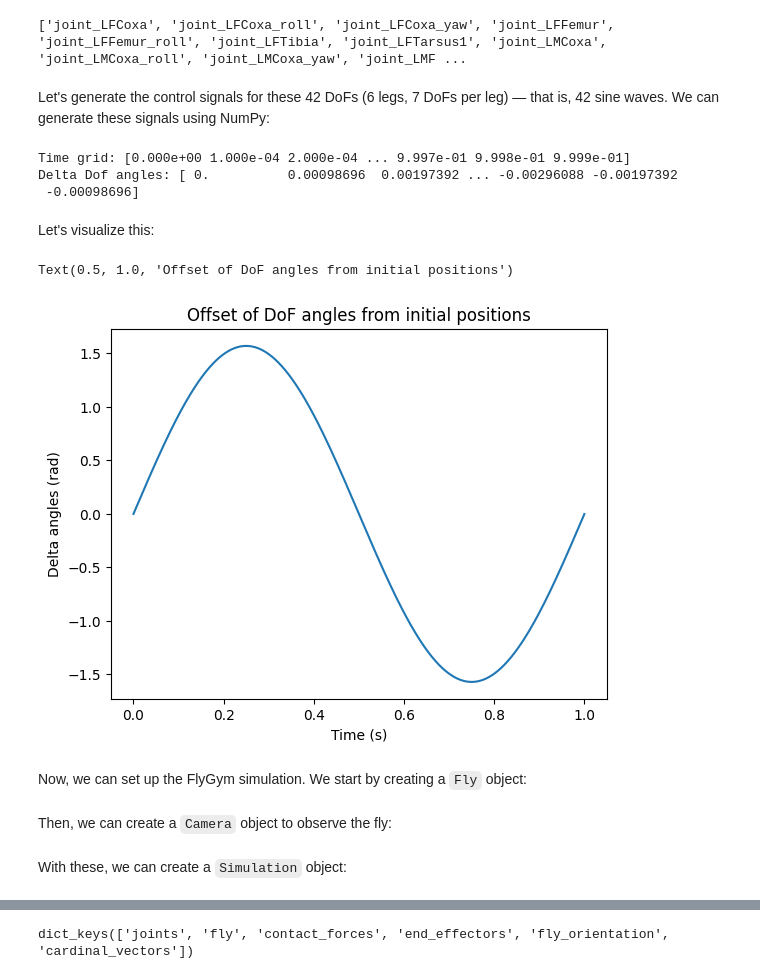
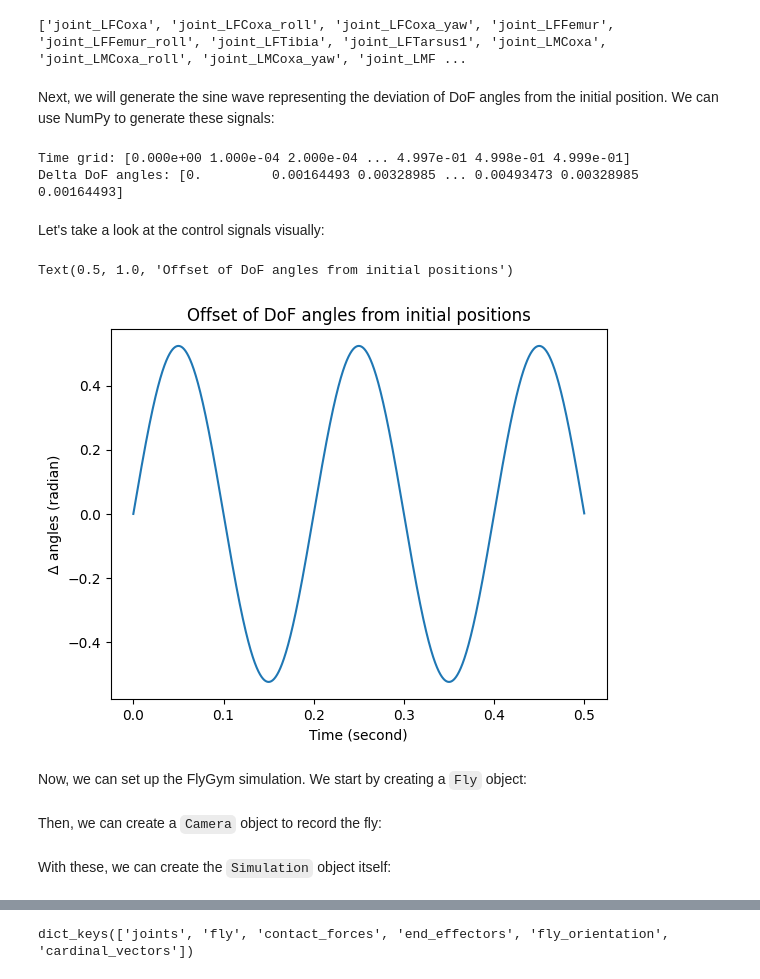
Before and after one commit to NeLy-EPFL/neuromechfly-workshop, a Jupyter notebook: getting_started.ipynb, the cells around one changed output, grey strips where cells are left out. Drawn from its saved outputs; the diff is of its cells as text; code cells hidden in the pictures.

```diff
--- a/getting_started.ipynb
+++ b/getting_started.ipynb
@@ -95,15 +105,15 @@ from flygym.preprogrammed import all_leg_dofs
 print(all_leg_dofs)
 # %% [output]
 ['joint_LFCoxa', 'joint_LFCoxa_roll', 'joint_LFCoxa_yaw', 'joint_LFFemur', 'joint_LFFemur_roll', 'joint_LFTibia', 'joint_LFTarsus1', 'joint_LMCoxa', 'joint_LMCoxa_roll', 'joint_LMCoxa_yaw', 'joint_LMF ...
-# %% [markdown]
-Let's generate the control signals for these 42 DoFs (6 legs, 7 DoFs per leg) — that is, 42 sine waves. We can generate these signals using NumPy:
+# %% [markdown]
+Next, we will generate the sine wave representing the deviation of DoF angles from the initial position. We can use NumPy to generate these signals:
 # %%
 import numpy as np
 
 # Some parameters for the simulation
-simulated_time = 1.0  # we will simulate 1 second of behavior
-freq = 1  # let the DoFs oscillate at 10 Hz
-amp = np.pi / 2  # let the amplitude of the oscillation be 90 deg
+simulated_time = 0.5  # we will simulate 1 second of behavior
+freq = 5  # let the DoFs oscillate at 5 Hz
+amp = np.deg2rad(30)  # let the amplitude of the oscillation be 30 deg
 physics_dt = 1e-4  # we will simulate the physics at a time step of 0.0001s
 num_steps = int(simulated_time / physics_dt)
 num_dofs = 6 * 7  # 6 legs, 7 DoFs per leg
@@ -116,23 +126,22 @@ times = np.arange(num_steps) * physics_dt
 delta_dof_angles = amp * np.sin(2 * np.pi * freq * times)
 
 print("Time grid:", times)
-print("Delta Dof angles:", delta_dof_angles)
+print("Delta DoF angles:", delta_dof_angles)
 # %% [output]
-Time grid: [0.000e+00 1.000e-04 2.000e-04 ... 9.997e-01 9.998e-01 9.999e-01]
-Delta Dof angles: [ 0.          0.00098696  0.00197392 ... -0.00296088 -0.00197392
- -0.00098696]
+Time grid: [0.000e+00 1.000e-04 2.000e-04 ... 4.997e-01 4.998e-01 4.999e-01]
+Delta DoF angles: [0.         0.00164493 0.00328985 ... 0.00493473 0.00328985 0.00164493]
-# %% [markdown]
-Let's visualize this:
+# %% [markdown]
+Let's take a look at the control signals visually:
 # %%
 import matplotlib.pyplot as plt
 
 plt.plot(times, delta_dof_angles)
-plt.xlabel("Time (s)")
-plt.ylabel("Delta angles (rad)")
+plt.xlabel("Time (second)")
+plt.ylabel("Δ angles (radian)")
 plt.title("Offset of DoF angles from initial positions")
 # %% [output]
 Text(0.5, 1.0, 'Offset of DoF angles from initial positions')
-[figure, old version]
+[figure, new version]
 # %% [markdown]
 Now, we can set up the FlyGym simulation. We start by creating a `Fly` object:
 # %%
@@ -144,7 +153,7 @@ fly = Fly(
     actuated_joints=all_leg_dofs,  # we will actuate all active leg DoFs
 )
 # %% [markdown]
-Then, we can create a `Camera` object to observe the fly:
+Then, we can create a `Camera` object to record the fly:
 # %%
 from flygym import Camera
 
@@ -158,7 +167,7 @@ camera = Camera(
     play_speed_text=True,  # also stamp the play speed on the images
 )
 # %% [markdown]
-With these, we can create a `Simulation` object:
+With these, we can create the `Simulation` object itself:
 # %%
 from flygym import Simulation
 
```
Also changed, not shown: parts of 22 cells of this notebook, 1 other file.
